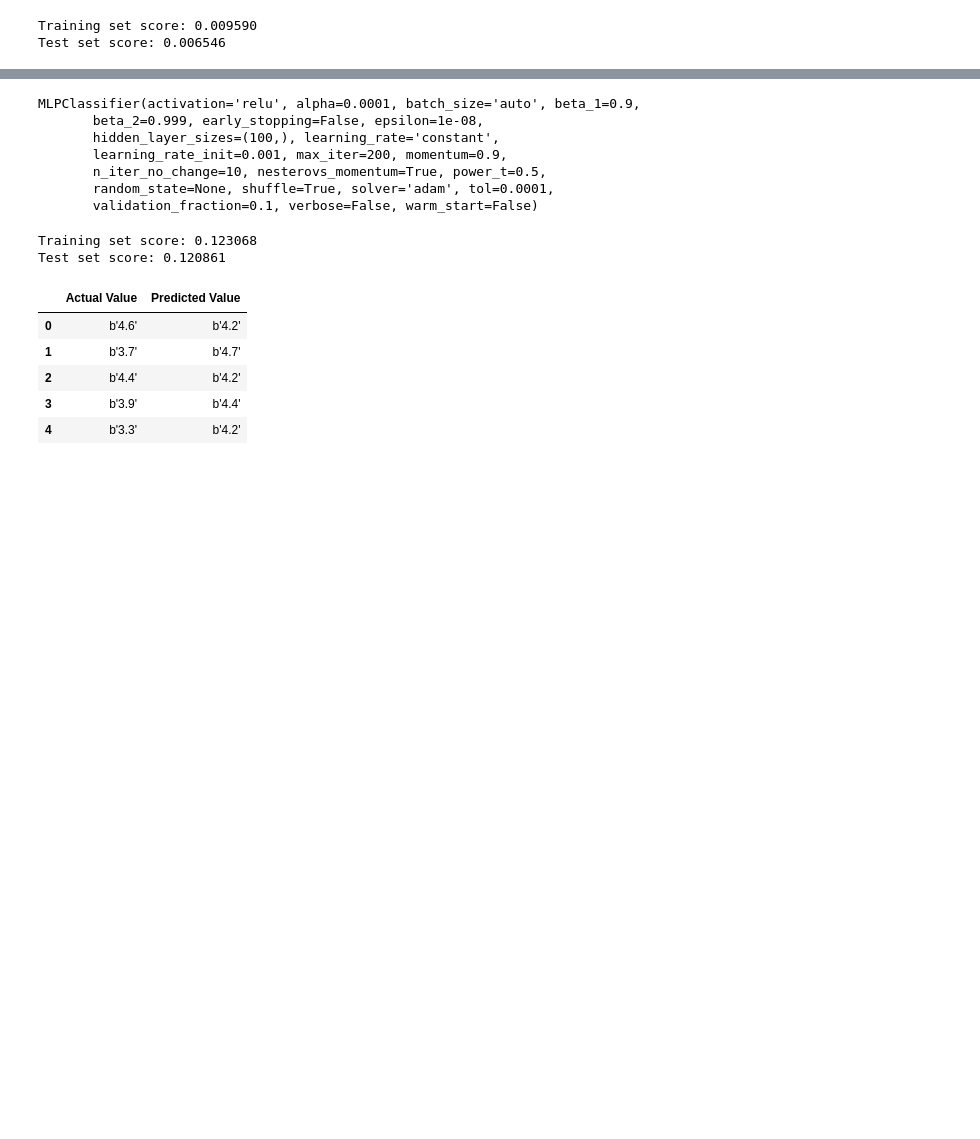
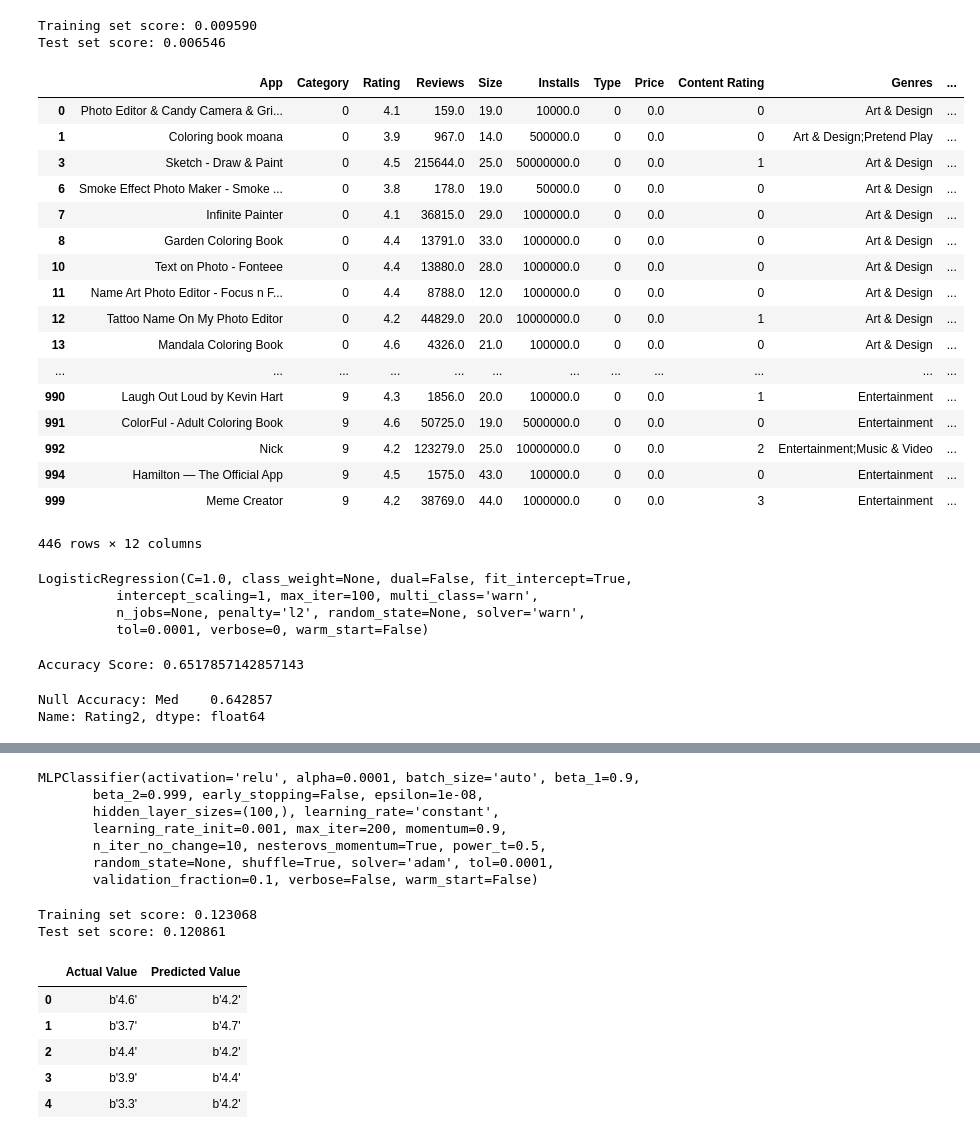
Before and after one commit to IceJinx33/playstore-apps-kernel, a Jupyter notebook: final-project/final_project_models.ipynb, the cells around one changed output, grey strips where cells are left out. Drawn from its saved outputs; the diff is of its cells as text; code cells hidden in the pictures; blank space fills up the shorter version.

Commit message:
added logistic regression model

```diff
--- a/final-project/final_project_models.ipynb
+++ b/final-project/final_project_models.ipynb
@@ -547,0 +536,60 @@ Test set score: 0.006546
+# %%
+# MODEL 1
+
+# Logistic Regression
+# We want to build a model that is capable of classifying apps based on given features.
+# With Rating2 as the target: 'High', 'Med', 'Low'
+
+# Drop rows that have 'Undefined' in Rating2 column
+df2 = df[df.Rating2 != 'Undefined']
+df2
+# %% [output]
+|  | App | Category | Rating | Reviews | Size | Installs | Type | Price | Content Rating | Genres | ... |
+| 0 | Photo Editor & Candy Camera & Gri... | 0 | 4.1 | 159.0 | 19.0 | 10000.0 | 0 | 0.0 | 0 | Art & Design | ... |
+| 1 | Coloring book moana | 0 | 3.9 | 967.0 | 14.0 | 500000.0 | 0 | 0.0 | 0 | Art & Design;Pretend Play | ... |
+| 3 | Sketch - Draw & Paint | 0 | 4.5 | 215644.0 | 25.0 | 50000000.0 | 0 | 0.0 | 1 | Art & Design | ... |
+| 6 | Smoke Effect Photo Maker - Smoke ... | 0 | 3.8 | 178.0 | 19.0 | 50000.0 | 0 | 0.0 | 0 | Art & Design | ... |
+| 7 | Infinite Painter | 0 | 4.1 | 36815.0 | 29.0 | 1000000.0 | 0 | 0.0 | 0 | Art & Design | ... |
+| 8 | Garden Coloring Book | 0 | 4.4 | 13791.0 | 33.0 | 1000000.0 | 0 | 0.0 | 0 | Art & Design | ... |
+| 10 | Text on Photo - Fonteee | 0 | 4.4 | 13880.0 | 28.0 | 1000000.0 | 0 | 0.0 | 0 | Art & Design | ... |
+| 11 | Name Art Photo Editor - Focus n F... | 0 | 4.4 | 8788.0 | 12.0 | 1000000.0 | 0 | 0.0 | 0 | Art & Design | ... |
+| 12 | Tattoo Name On My Photo Editor | 0 | 4.2 | 44829.0 | 20.0 | 10000000.0 | 0 | 0.0 | 1 | Art & Design | ... |
+| 13 | Mandala Coloring Book | 0 | 4.6 | 4326.0 | 21.0 | 100000.0 | 0 | 0.0 | 0 | Art & Design | ... |
+| ... | ... | ... | ... | ... | ... | ... | ... | ... | ... | ... | ... |
+| 990 | Laugh Out Loud by Kevin Hart | 9 | 4.3 | 1856.0 | 20.0 | 100000.0 | 0 | 0.0 | 1 | Entertainment | ... |
+| 991 | ColorFul - Adult Coloring Book | 9 | 4.6 | 50725.0 | 19.0 | 5000000.0 | 0 | 0.0 | 0 | Entertainment | ... |
+| 992 | Nick | 9 | 4.2 | 123279.0 | 25.0 | 10000000.0 | 0 | 0.0 | 2 | Entertainment;Music & Video | ... |
+| 994 | Hamilton — The Official App | 9 | 4.5 | 1575.0 | 43.0 | 100000.0 | 0 | 0.0 | 0 | Entertainment | ... |
+| 999 | Meme Creator | 9 | 4.2 | 38769.0 | 44.0 | 1000000.0 | 0 | 0.0 | 3 | Entertainment | ... |
+446 rows × 12 columns
+# %%
+from sklearn.linear_model import LogisticRegression
+
+# Use discrete values of Rating as the target
+x2 = df2[['Reviews', 'Installs']]
+y2 = df2['Rating2']
+
+# train test split
+x_train, x_test, y_train, y_test = train_test_split(x2, y2, test_size=0.25, random_state=42)
+
+logreg = LogisticRegression()
+logreg.fit(x_train, y_train)
+# %% [output]
+LogisticRegression(C=1.0, class_weight=None, dual=False, fit_intercept=True,
+          intercept_scaling=1, max_iter=100, multi_class='warn',
+          n_jobs=None, penalty='l2', random_state=None, solver='warn',
+          tol=0.0001, verbose=0, warm_start=False)
+# %%
+# Percentage of predictions that are correct
+from sklearn import metrics
+y_pred = logreg.predict(x_test)
+print("Accuracy Score:", metrics.accuracy_score(y_test, y_pred))
+# %% [output]
+Accuracy Score: 0.6517857142857143
+# %%
+# Calculate the accuracy that could be achieved by always predicting
+# the most frequent value (null accuracy)
+print("Null Accuracy:", y_test.value_counts().head(1) / len(y_test))
+# %% [output]
+Null Accuracy: Med    0.642857
+Name: Rating2, dtype: float64
```
Also changed, not shown: parts of 16 cells of this notebook.
